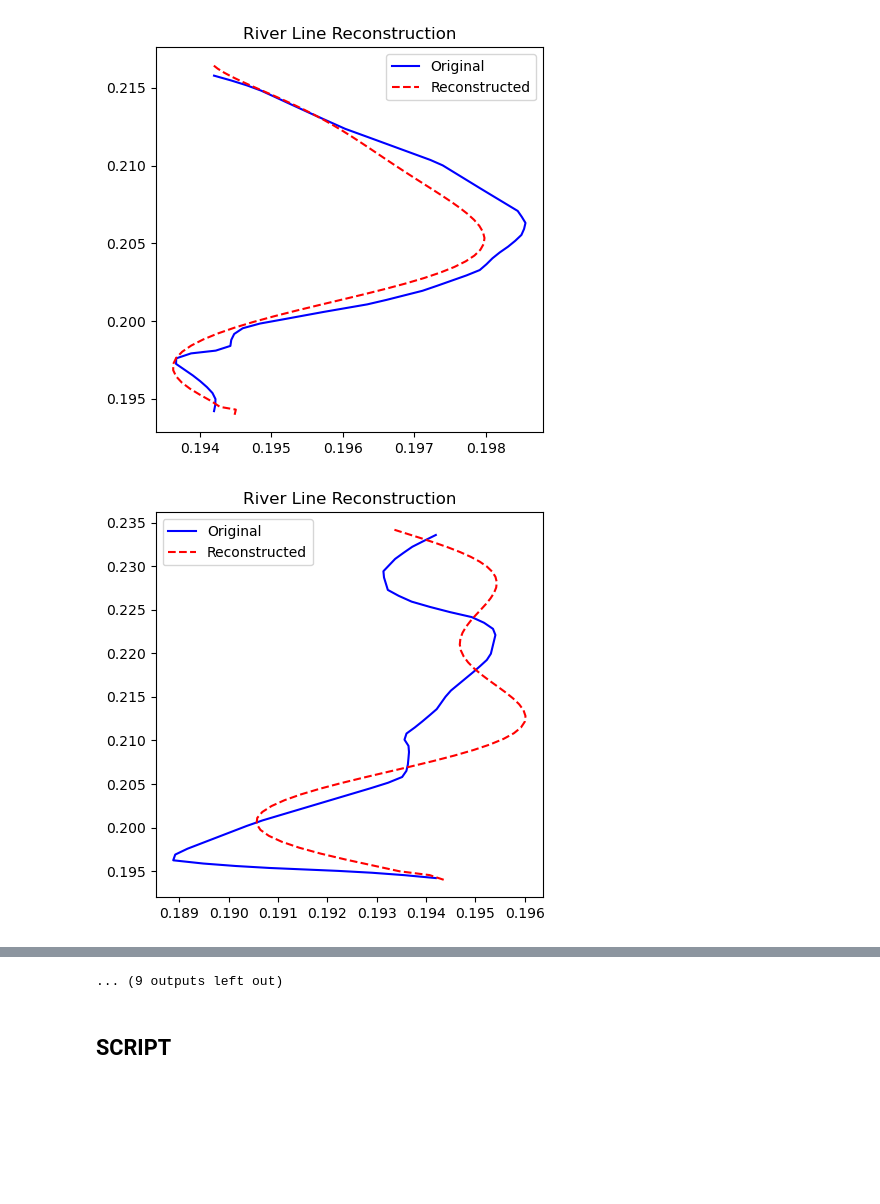
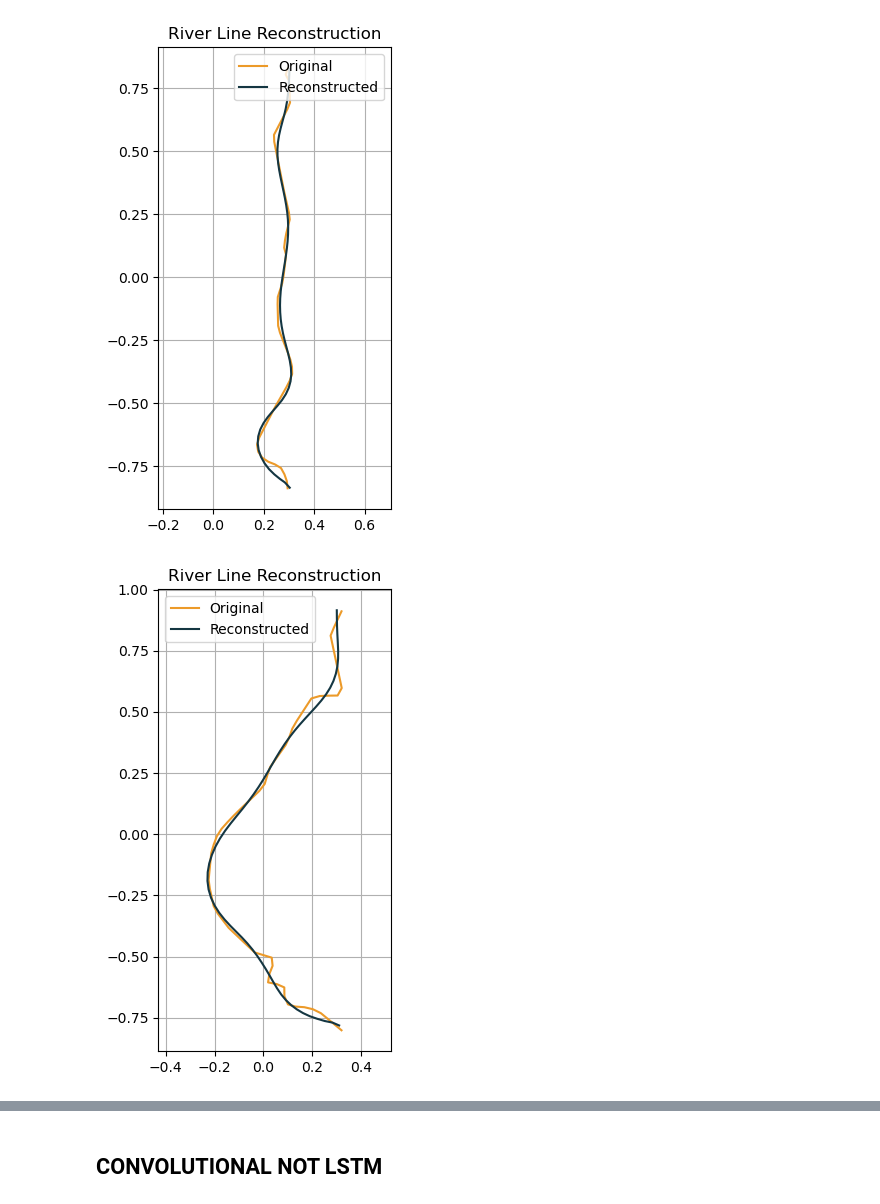
Before and after one commit to Piviwo/line-displacement, a Jupyter notebook: models/new_autoencoder.ipynb, the cells around one changed output, grey strips where cells are left out. Saved outputs shown, nothing was run; the diff lists cells and outputs as text; code cells hidden in the pictures; blank space fills up the shorter version.

Commit message:
best AE

```diff
--- a/models/new_autoencoder.ipynb
+++ b/models/new_autoencoder.ipynb
@@ -52,12 +46,30 @@ autoencoder = Model(inputs, outputs)
 #autoencoder.summary()
+# %%
+#TRAINING SETUP
+
+epochs = 100
+batch_size = 32
+loss = 'huber' #mse, mae
+
+early_stop = EarlyStopping(
+    monitor='val_loss',     # what to watch
+    patience=20,            # epochs to wait for improvement, If noisy → increase to 30, If stable → reduce to 10–15
+    restore_best_weights=True   # IMPORTANT
+)
+
+# metrics: things to be observed, loss: what is actually used for learning
+lstm_autoencoder.compile(optimizer='adam', loss=loss, metrics=['mse', 'mae', 'cosine_similarity'])
 # %%
-autoencoder.compile(optimizer='adam', loss='mae', metrics=['mae'])
+#TRAINING
 
-history = autoencoder.fit(
+timestamp = datetime.now().strftime("%d%m_%H%M")
+
+history = lstm_autoencoder.fit(
     train_norm, train_norm,
     validation_data=(val_norm, val_norm),
-    epochs=300,
+    epochs=100,
     batch_size=32,
-    shuffle=True
+    shuffle=True,
+    callbacks=[early_stop]
 )
 # %% [output]
@@ -83,12 +129,16 @@ early_stop = EarlyStopping(monitor='val_loss', patience=10, restore_best_weights
 # %%
-test_norm = np.load(PATH_TRAINING_A)[1200:1400]
-reconstructed = autoencoder.predict(test_norm)
+# PREDICTION
 
-for i in range(20):
-    plt.figure(figsize=(5,5))
-    plt.plot(test_norm[i,:,0], test_norm[i,:,1], 'b-', label='Original')
-    plt.plot(reconstructed[i,:,0], reconstructed[i,:,1], 'r--', label='Reconstructed')
+reconstructed = lstm_autoencoder.predict(test_norm)
+
+for i in range(110,120):
+    plt.figure(figsize=(3,6))
+    #plt.figsize=(10, 6)
+    plt.plot(test_norm[i,:,0], test_norm[i,:,1], color='#EC9A29', label='Original')
+    plt.plot(reconstructed[i,:,0], reconstructed[i,:,1], color='#143642', label='Reconstructed')
     plt.legend()
+    plt.axis('equal')
+    plt.grid(True)
     plt.title('River Line Reconstruction')
     plt.show()
 # %% [output]
@@ -96,2 +146,2 @@ for i in range(20):
-[figure, old version]
+[figure, new version]
-[figure, old version]
+[figure, new version]
@@ -107,3 +155,0 @@ for i in range(20):
-... (9 outputs left out)
-# %% [markdown]
-## SCRIPT
@@ -155,0 +156,2 @@ for i in range(3):
+# %% [markdown]
+## CONVOLUTIONAL NOT LSTM
```
Also changed, not shown: parts of 14 cells of this notebook, 4 other files.
